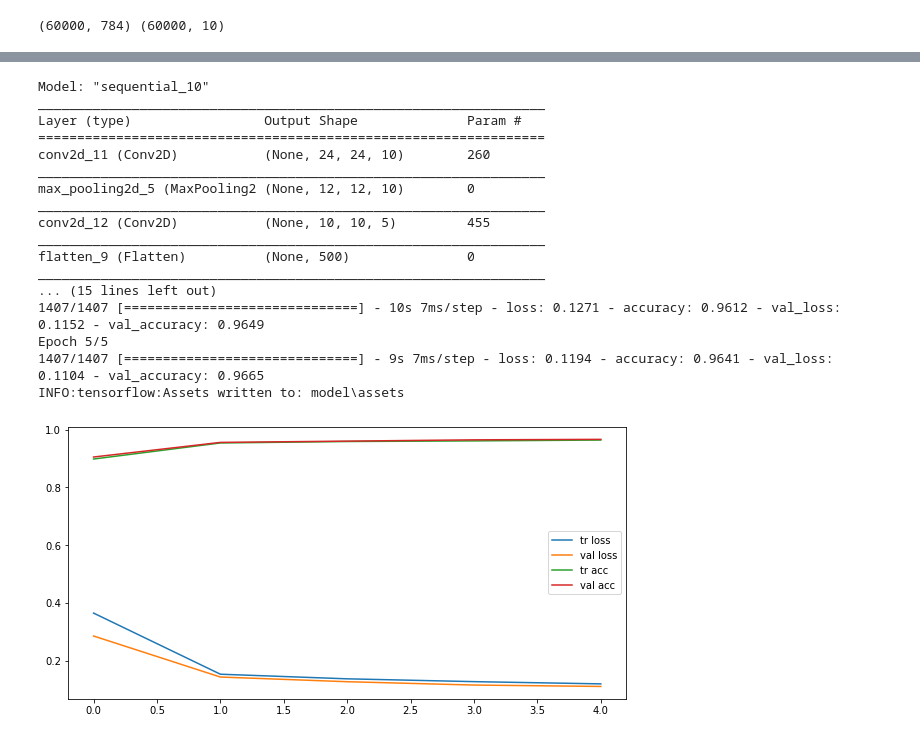
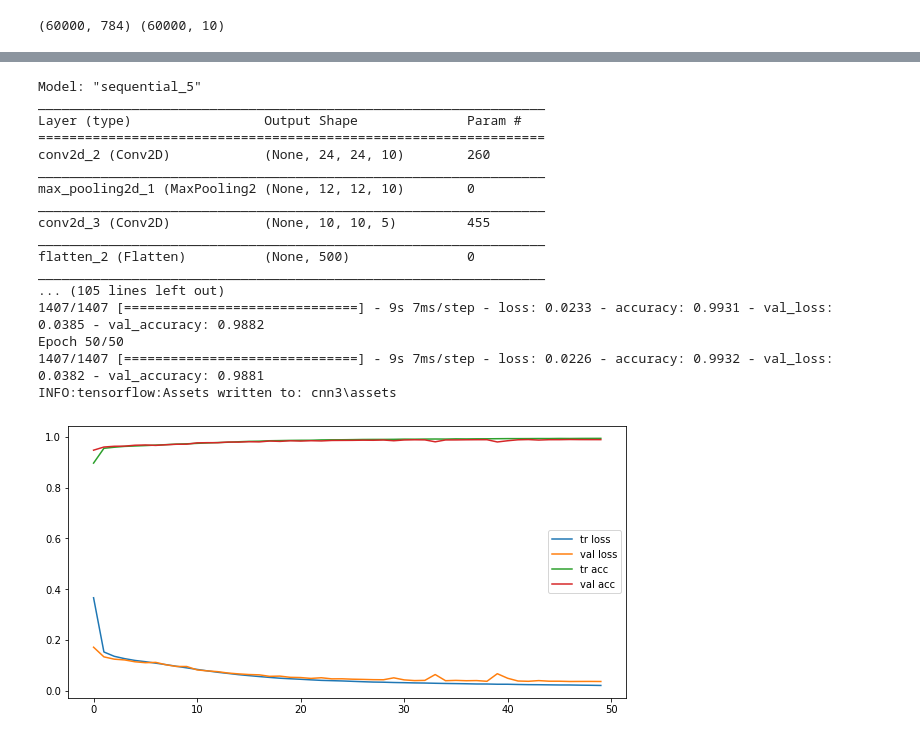
Before and after one commit to Gurdel/nn_keras_kannada_mnist, a Jupyter notebook: keras_mod1.ipynb, the cells around one changed output, grey strips where cells are left out. Cells and saved outputs as stored; diff of their text form; code cells hidden in the pictures.

```diff
--- a/keras_mod1.ipynb
+++ b/keras_mod1.ipynb
@@ -9,3 +9,5 @@ y = np_utils.to_categorical(y, 10)
 print(X.shape, y.shape)
 # %% [output]
 (60000, 784) (60000, 10)
+# %%
+n_epo = 50
@@ -155,46 +241,46 @@ model = keras.Sequential([
     keras.layers.Flatten(),
     keras.layers.Dense(10, activation='softmax')
 ])
 model.compile(loss='categorical_crossentropy', optimizer='sgd', metrics=['accuracy'])
 print(model.summary())
 
 from sklearn.model_selection import train_test_split
 X_train, X_val, y_train, y_val = train_test_split(X, y)
 
 X_train = X_train.reshape((-1, 28, 28, 1)).astype('float32')
 X_val = X_val.reshape((-1, 28, 28, 1)).astype('float32')
 print(X_train.shape, X_val.shape)
 
-res = model.fit(X_train, y_train, validation_data=(X_val, y_val), epochs=5)
-model.save('model')
+res = model.fit(X_train, y_train, validation_data=(X_val, y_val), epochs=n_epo)
+model.save('cnn3')
 
 from matplotlib import pyplot as plt
 plt.figure(figsize=(10, 5))
 plt.plot(res.history["loss"], label="tr loss")
 plt.plot(res.history["val_loss"], label="val loss")
 plt.plot(res.history["accuracy"], label="tr acc")
 plt.plot(res.history["val_accuracy"], label="val acc")
 plt.legend()
 plt.show()
 # %% [output]
-Model: "sequential_10"
+Model: "sequential_5"
 _________________________________________________________________
 Layer (type)                 Output Shape              Param #
 =================================================================
-conv2d_11 (Conv2D)           (None, 24, 24, 10)        260
+conv2d_2 (Conv2D)            (None, 24, 24, 10)        260
 _________________________________________________________________
-max_pooling2d_5 (MaxPooling2 (None, 12, 12, 10)        0
+max_pooling2d_1 (MaxPooling2 (None, 12, 12, 10)        0
 _________________________________________________________________
-conv2d_12 (Conv2D)           (None, 10, 10, 5)         455
+conv2d_3 (Conv2D)            (None, 10, 10, 5)         455
 _________________________________________________________________
-flatten_9 (Flatten)          (None, 500)               0
+flatten_2 (Flatten)          (None, 500)               0
 _________________________________________________________________
-... (15 lines left out)
-1407/1407 [==============================] - 10s 7ms/step - loss: 0.1271 - accuracy: 0.9612 - val_loss: 0.1152 - val_accuracy: 0.9649
-Epoch 5/5
-1407/1407 [==============================] - 9s 7ms/step - loss: 0.1194 - accuracy: 0.9641 - val_loss: 0.1104 - val_accuracy: 0.9665
-INFO:tensorflow:Assets written to: model\assets
+... (105 lines left out)
+1407/1407 [==============================] - 9s 7ms/step - loss: 0.0233 - accuracy: 0.9931 - val_loss: 0.0385 - val_accuracy: 0.9882
+Epoch 50/50
+1407/1407 [==============================] - 9s 7ms/step - loss: 0.0226 - accuracy: 0.9932 - val_loss: 0.0382 - val_accuracy: 0.9881
+INFO:tensorflow:Assets written to: cnn3\assets
-[figure, old version]
+[figure, new version]
 # %%
 import keras
 model = keras.Sequential([
```
Also changed, not shown: parts of 9 cells of this notebook, 31 other files.
